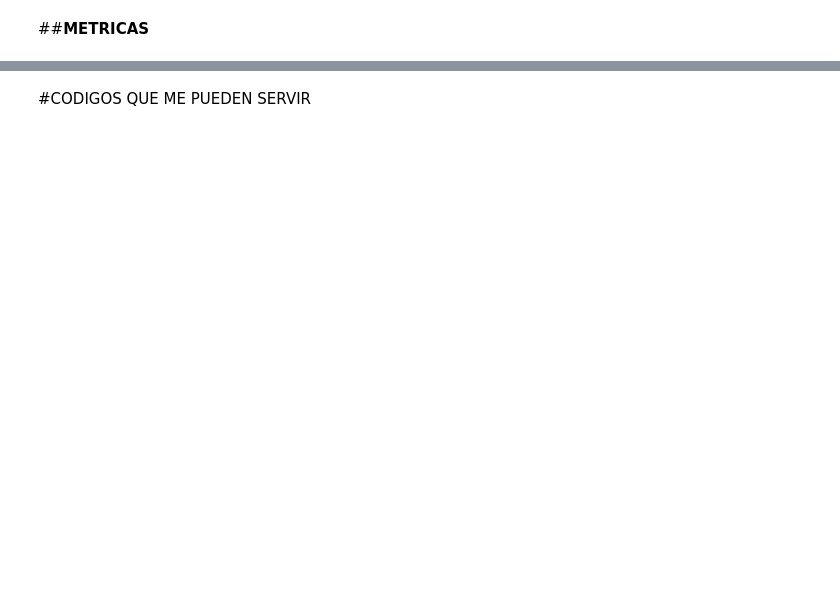
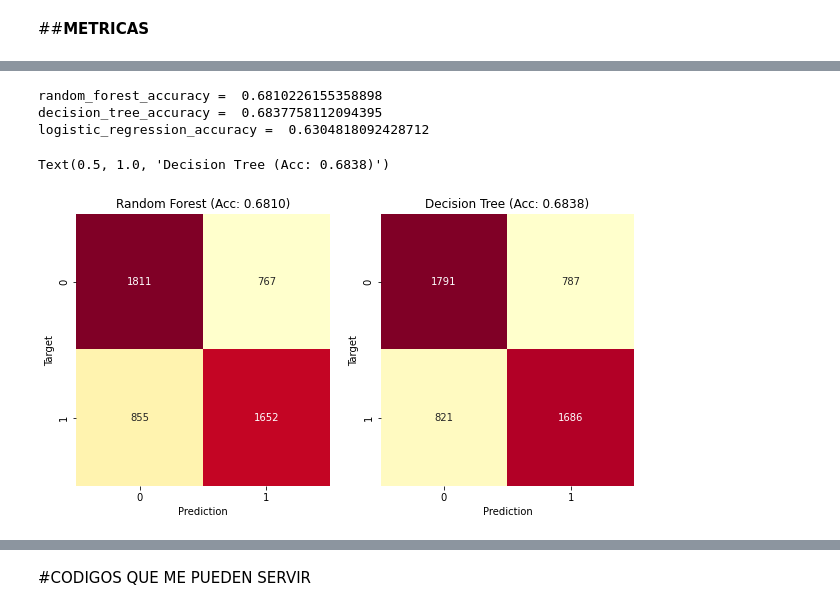
Before and after one commit to octagomez/ML_empleados, a Jupyter notebook: PPT.ipynb, the cells around one changed output, grey strips where cells are left out. Drawn from its saved outputs; the diff is of its cells as text; code cells hidden in the pictures; blank space fills up the shorter version.

```diff
--- a/PPT.ipynb
+++ b/PPT.ipynb
@@ -579,2 +596,0 @@ sexo	estudiante_act
-# %%
-input=df2[["sexo","estrato","edad","años_edc"]]
@@ -631,0 +729,29 @@ print(classification_report(Target_test, pred, target_names=target_names))
+# %%
+# SCORES
+print("random_forest_accuracy = ",random_forest_accuracy)
+print("decision_tree_accuracy = ",decision_tree_accuracy)
+print("logistic_regression_accuracy = ",logistic_regression_accuracy)
+# %% [output]
+random_forest_accuracy =  0.6810226155358898
+decision_tree_accuracy =  0.6837758112094395
+logistic_regression_accuracy =  0.6304818092428712
+# %%
+plt.figure(figsize=(10,5))
+ax = plt.subplot(1,2,1)
+sns.heatmap(confusion_matrix(Target_test, random_forest_prediction_balance), annot=True, fmt="g",  cmap="YlOrRd", cbar=False)
+ax.set_xlabel('Prediction')
+ax.set_ylabel('Target')
+ax.set_title(f"Random Forest (Acc: {random_forest_accuracy:.4f})")
+ax = plt.subplot(1,2,2)
+sns.heatmap(confusion_matrix(Target_test, decision_tree_prediction_balance), annot=True, fmt="g",  cmap="YlOrRd", cbar=False)
+ax.set_xlabel('Prediction')
+ax.set_ylabel('Target')
+ax.set_title(f"Decision Tree (Acc: {decision_tree_accuracy:.4f})")
+# ax = plt.subplot(1,2,2)
+# sns.heatmap(confusion_matrix(Target_test, logistic_regression_prediction_balance), annot=True, fmt="g",  cmap="YlOrRd", cbar=False)
+# ax.set_xlabel('Prediction')
+# ax.set_ylabel('Target')
+# ax.set_title(f"Logistic Regression: {logistic_regression_accuracy:.4f})")
+# %% [output]
+Text(0.5, 1.0, 'Decision Tree (Acc: 0.6838)')
+[figure, added]
```
Also changed, not shown: parts of 41 cells of this notebook.
